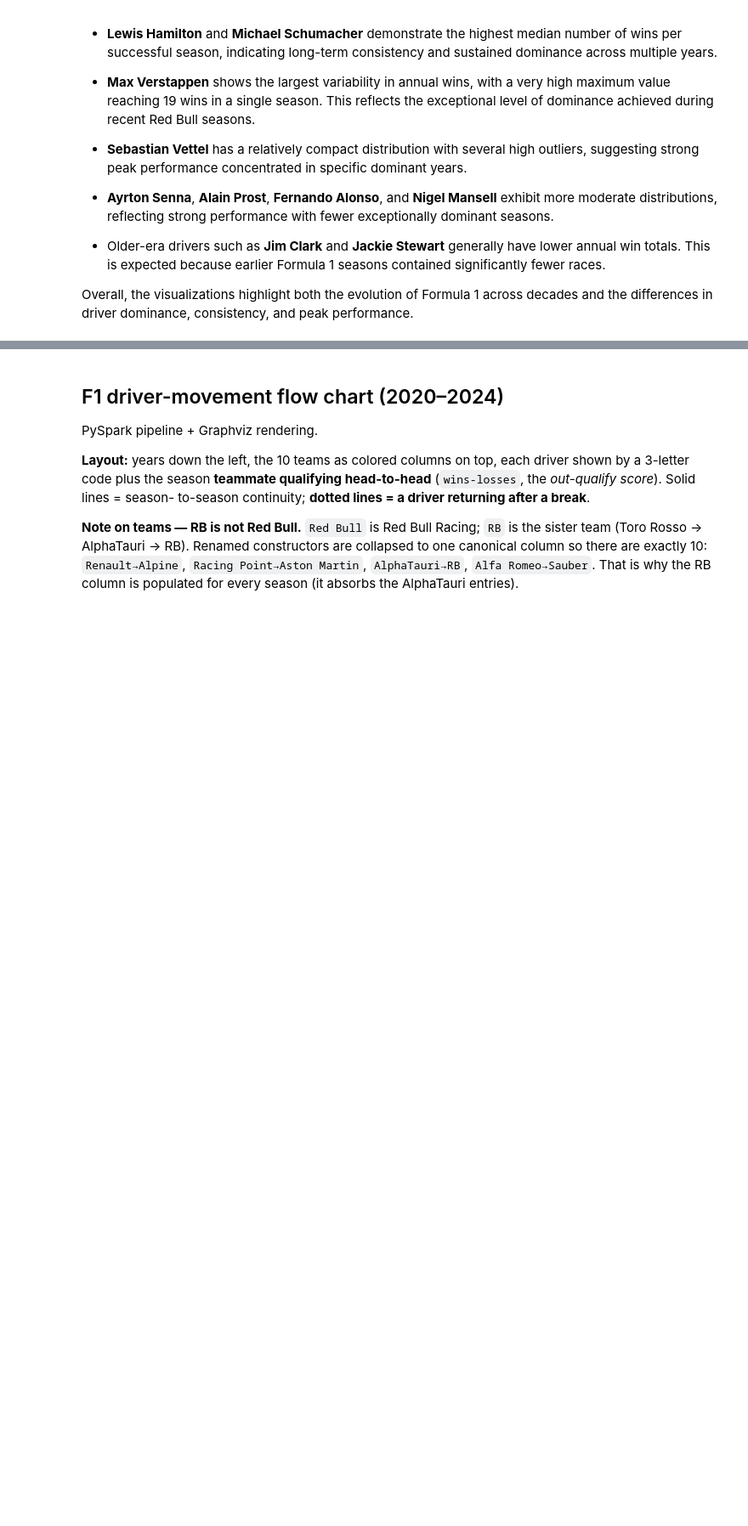
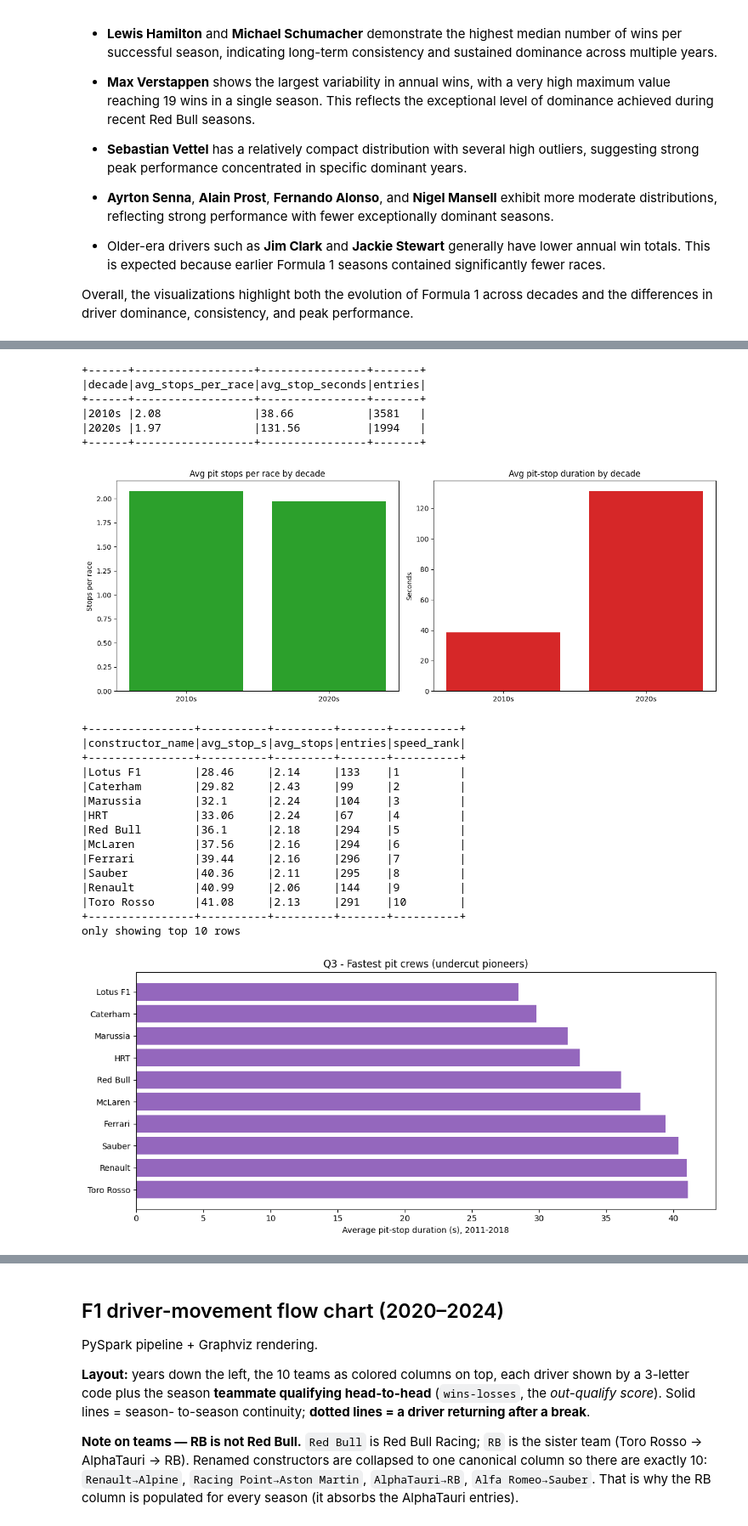
Before and after one commit to simon-sazonov/BigDataAnalytics, a Jupyter notebook: Notebook_2_EDA_and_flow_chart.ipynb, the cells around one changed output, grey strips where cells are left out. Shown at 85% size. Cells and saved outputs as stored; diff of their text form; code cells hidden in the pictures; blank space fills up the shorter version.

```diff
--- a/Notebook_2_EDA_and_flow_chart.ipynb
+++ b/Notebook_2_EDA_and_flow_chart.ipynb
@@ -743,0 +941,74 @@ Overall, the visualizations highlight both the evolution of Formula 1 across dec
+# %%
+q3 = spark.sql("""
+    SELECT decade,
+           ROUND(AVG(pit_stop_count), 2)         AS avg_stops_per_race,
+           ROUND(AVG(avg_pit_stop_ms) / 1000, 2) AS avg_stop_seconds,
+           COUNT(*)                              AS entries
+    FROM race_results
+    WHERE pit_stop_count > 0 AND avg_pit_stop_ms > 0
+    GROUP BY decade
+    ORDER BY decade
+""")
+q3.show(truncate=False)
+
+q3_pd = q3.toPandas()
+fig, ax = plt.subplots(1, 2, figsize=(13, 5))
+ax[0].bar(q3_pd["decade"], q3_pd["avg_stops_per_race"], color="#2ca02c")
+ax[0].set_title("Avg pit stops per race by decade")
+ax[0].set_ylabel("Stops per race")
+ax[1].bar(q3_pd["decade"], q3_pd["avg_stop_seconds"], color="#d62728")
+ax[1].set_title("Avg pit-stop duration by decade")
+ax[1].set_ylabel("Seconds")
+plt.tight_layout()
+plt.show()
+
+# Fastest-stop teams (undercut pioneers) - window function RANK
+q3b = spark.sql("""
+    WITH t AS (
+        SELECT constructor_name,
+               ROUND(AVG(avg_pit_stop_ms) / 1000, 2) AS avg_stop_s,
+               ROUND(AVG(pit_stop_count), 2)         AS avg_stops,
+               COUNT(*)                              AS entries
+        FROM race_results
+        WHERE year BETWEEN 2011 AND 2018 AND avg_pit_stop_ms > 0
+        GROUP BY constructor_name
+        HAVING COUNT(*) >= 50
+    )
+    SELECT constructor_name, avg_stop_s, avg_stops, entries,
+           RANK() OVER (ORDER BY avg_stop_s ASC) AS speed_rank
+    FROM t
+    ORDER BY avg_stop_s ASC
+""")
+q3b.show(10, truncate=False)
+
+q3b_pd = q3b.limit(10).toPandas()
+plt.figure(figsize=(11, 5))
+plt.barh(q3b_pd["constructor_name"][::-1], q3b_pd["avg_stop_s"][::-1], color="#9467bd")
+plt.xlabel("Average pit-stop duration (s), 2011-2018")
+plt.title("Q3 - Fastest pit crews (undercut pioneers)")
+plt.tight_layout()
+plt.show()
+# %% [output]
++------+------------------+----------------+-------+
+|decade|avg_stops_per_race|avg_stop_seconds|entries|
++------+------------------+----------------+-------+
+|2010s |2.08              |38.66           |3581   |
+|2020s |1.97              |131.56          |1994   |
++------+------------------+----------------+-------+
+[figure, added]
++----------------+----------+---------+-------+----------+
+|constructor_name|avg_stop_s|avg_stops|entries|speed_rank|
++----------------+----------+---------+-------+----------+
+|Lotus F1        |28.46     |2.14     |133    |1         |
+|Caterham        |29.82     |2.43     |99     |2         |
+|Marussia        |32.1      |2.24     |104    |3         |
+|HRT             |33.06     |2.24     |67     |4         |
+|Red Bull        |36.1      |2.18     |294    |5         |
+|McLaren         |37.56     |2.16     |294    |6         |
+|Ferrari         |39.44     |2.16     |296    |7         |
+|Sauber          |40.36     |2.11     |295    |8         |
+|Renault         |40.99     |2.06     |144    |9         |
+|Toro Rosso      |41.08     |2.13     |291    |10        |
++----------------+----------+---------+-------+----------+
+only showing top 10 rows
+[figure, added]
```
Also changed, not shown: parts of 30 cells of this notebook.
